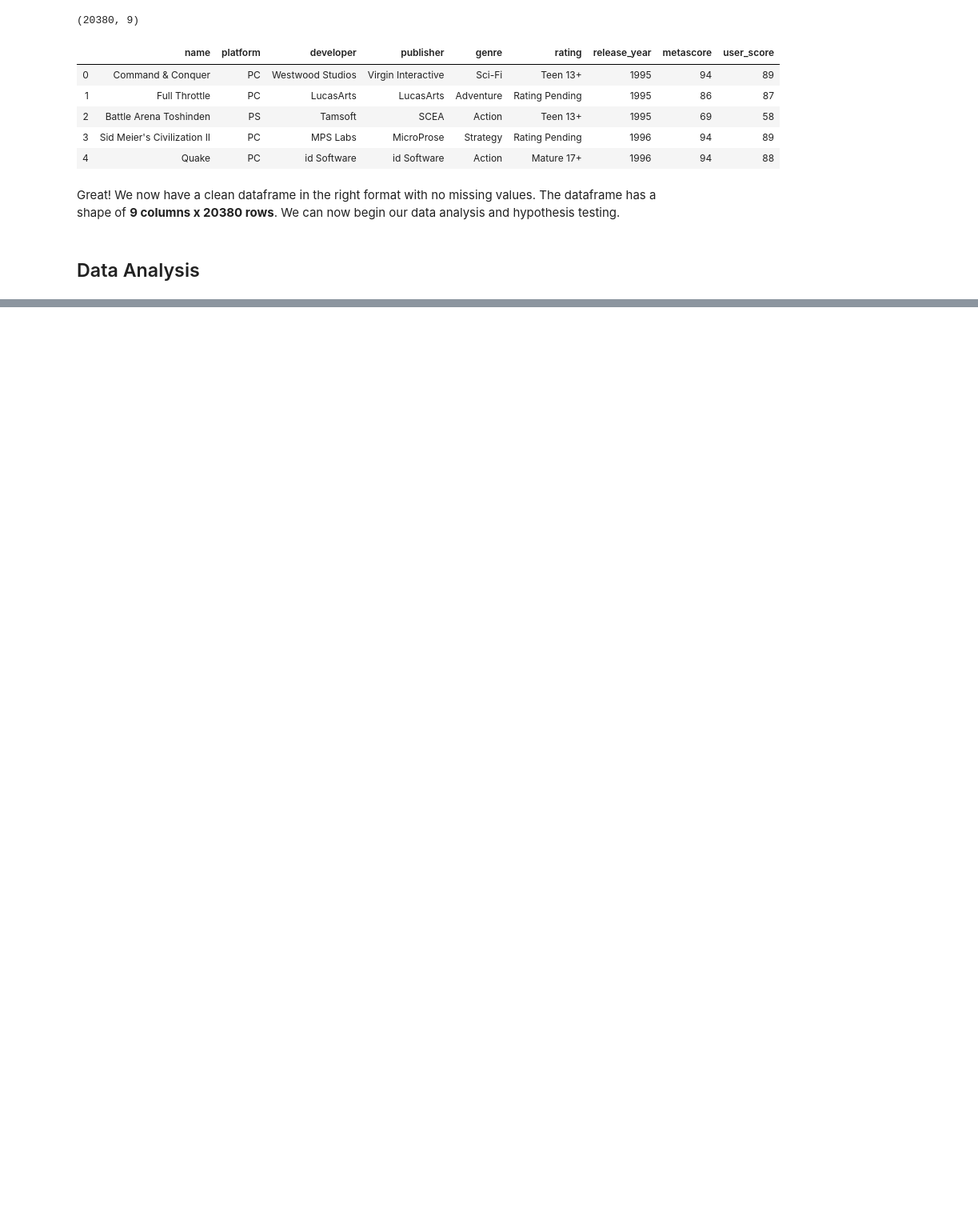
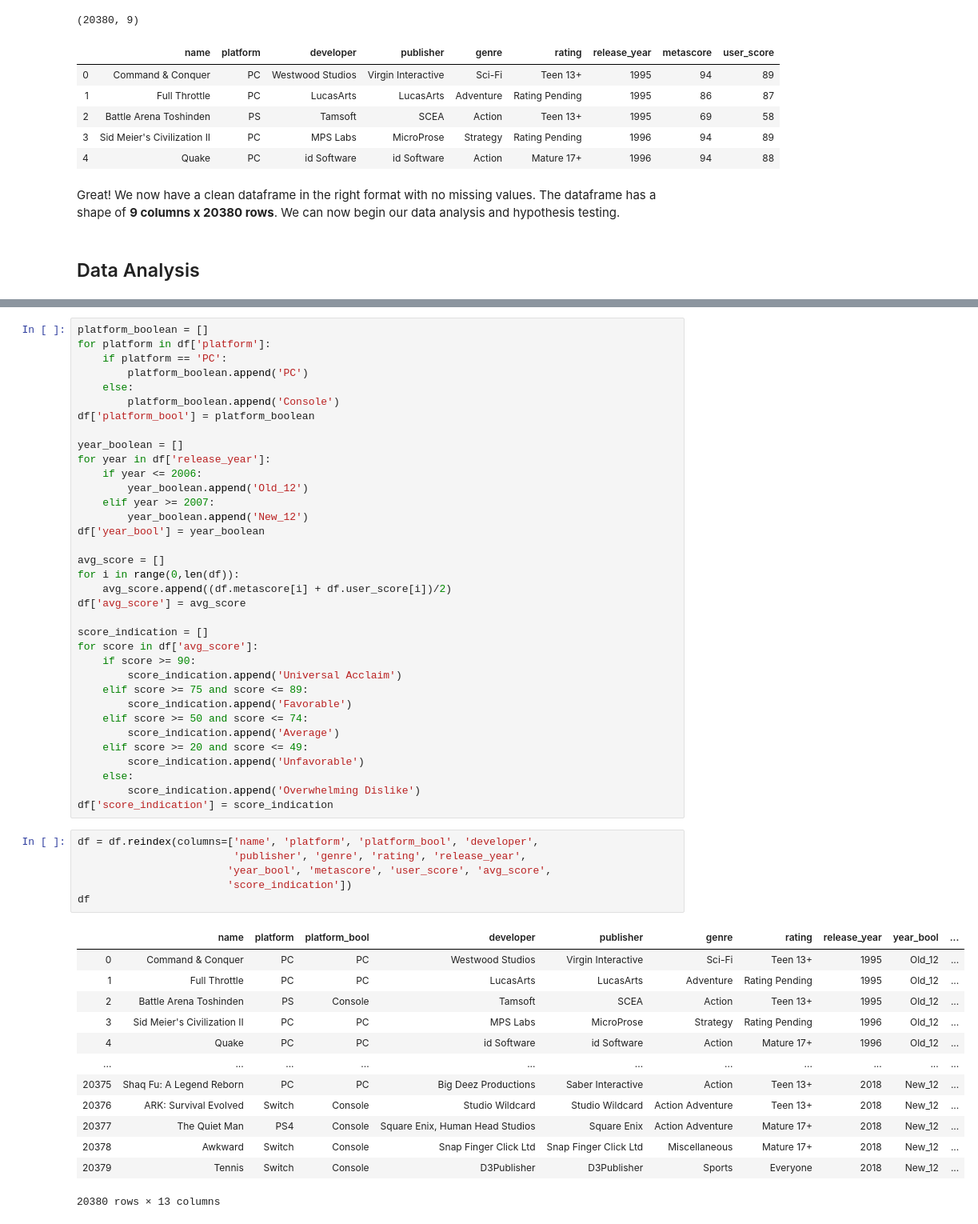
Before and after one commit to songyingho/metacritic_games_statistics, a Jupyter notebook: index.ipynb, the cells around one changed output, grey strips where cells are left out. Shown at 80% size. Cells and saved outputs as stored; diff of their text form; blank space fills up the shorter version.

```diff
--- a/index.ipynb
+++ b/index.ipynb
@@ -125,0 +171,55 @@ Great! We now have a clean dataframe in the right format with no missing values.
+# %%
+platform_boolean = []
+for platform in df['platform']:
+    if platform == 'PC':
+        platform_boolean.append('PC')
+    else:
+        platform_boolean.append('Console')
+df['platform_bool'] = platform_boolean
+
+year_boolean = []
+for year in df['release_year']:
+    if year <= 2006:
+        year_boolean.append('Old_12')
+    elif year >= 2007:
+        year_boolean.append('New_12')
+df['year_bool'] = year_boolean
+
+avg_score = []
+for i in range(0,len(df)):
+    avg_score.append((df.metascore[i] + df.user_score[i])/2)
+df['avg_score'] = avg_score
+
+score_indication = []
+for score in df['avg_score']:
+    if score >= 90:
+        score_indication.append('Universal Acclaim')
+    elif score >= 75 and score <= 89:
+        score_indication.append('Favorable')
+    elif score >= 50 and score <= 74:
+        score_indication.append('Average')
+    elif score >= 20 and score <= 49:
+        score_indication.append('Unfavorable')
+    else:
+        score_indication.append('Overwhelming Dislike')
+df['score_indication'] = score_indication
+# %%
+df = df.reindex(columns=['name', 'platform', 'platform_bool', 'developer',
+                         'publisher', 'genre', 'rating', 'release_year',
+                        'year_bool', 'metascore', 'user_score', 'avg_score',
+                        'score_indication'])
+df
+# %% [output]
+|  | name | platform | platform_bool | developer | publisher | genre | rating | release_year | year_bool | ... |
+| 0 | Command & Conquer | PC | PC | Westwood Studios | Virgin Interactive | Sci-Fi | Teen 13+ | 1995 | Old_12 | ... |
+| 1 | Full Throttle | PC | PC | LucasArts | LucasArts | Adventure | Rating Pending | 1995 | Old_12 | ... |
+| 2 | Battle Arena Toshinden | PS | Console | Tamsoft | SCEA | Action | Teen 13+ | 1995 | Old_12 | ... |
+| 3 | Sid Meier's Civilization II | PC | PC | MPS Labs | MicroProse | Strategy | Rating Pending | 1996 | Old_12 | ... |
+| 4 | Quake | PC | PC | id Software | id Software | Action | Mature 17+ | 1996 | Old_12 | ... |
+| ... | ... | ... | ... | ... | ... | ... | ... | ... | ... | ... |
+| 20375 | Shaq Fu: A Legend Reborn | PC | PC | Big Deez Productions | Saber Interactive | Action | Teen 13+ | 2018 | New_12 | ... |
+| 20376 | ARK: Survival Evolved | Switch | Console | Studio Wildcard | Studio Wildcard | Action Adventure | Teen 13+ | 2018 | New_12 | ... |
+| 20377 | The Quiet Man | PS4 | Console | Square Enix, Human Head Studios | Square Enix | Action Adventure | Mature 17+ | 2018 | New_12 | ... |
+| 20378 | Awkward | Switch | Console | Snap Finger Click Ltd | Snap Finger Click Ltd | Miscellaneous | Mature 17+ | 2018 | New_12 | ... |
+| 20379 | Tennis | Switch | Console | D3Publisher | D3Publisher | Sports | Everyone | 2018 | New_12 | ... |
+20380 rows × 13 columns
```
Also changed, not shown: parts of 12 cells of this notebook.
